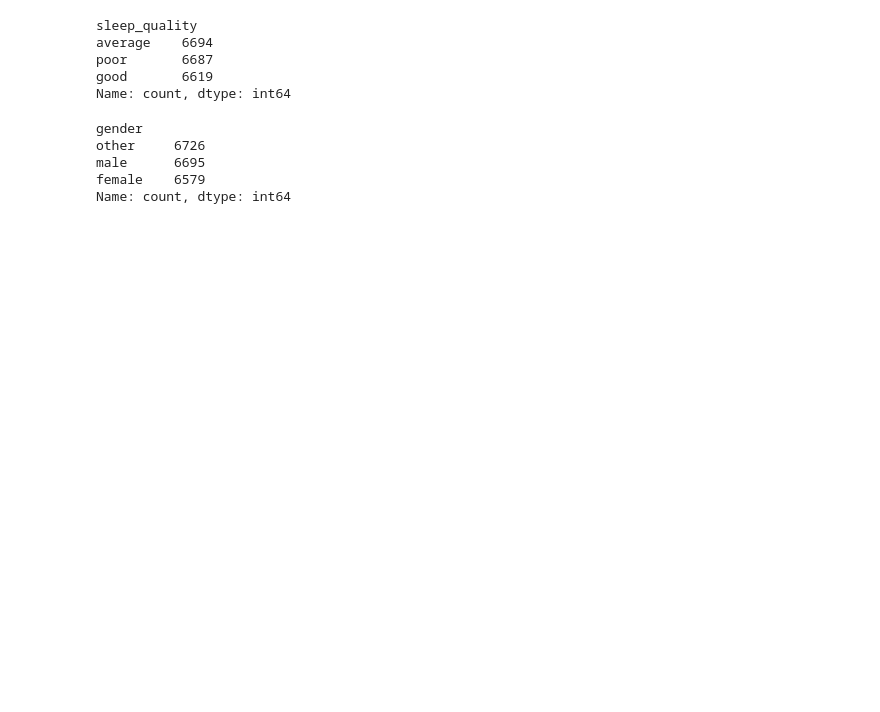
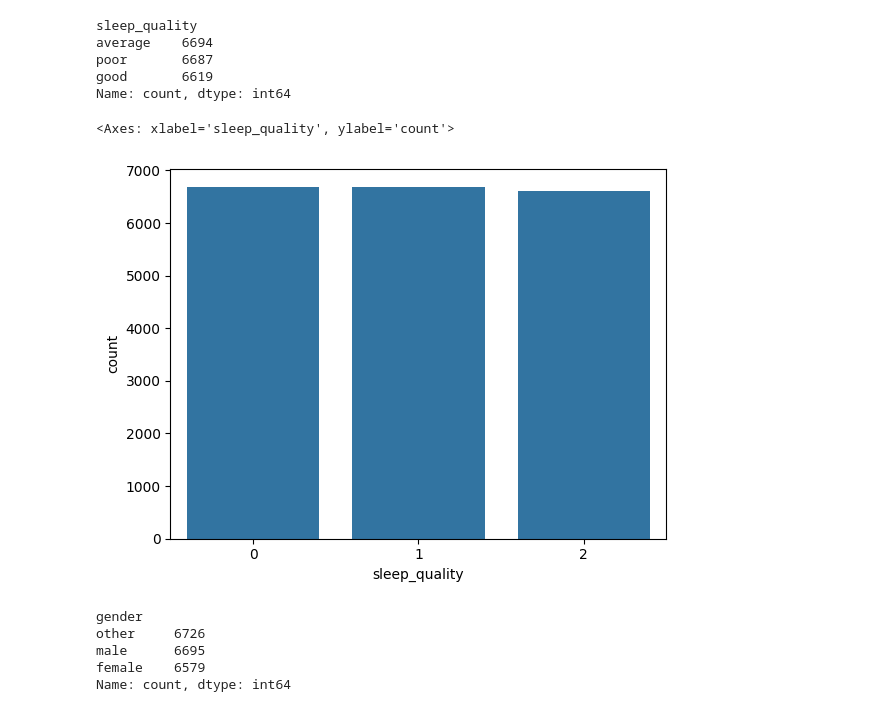
Before and after one commit to Smuthusivam/Data-Science-Internship, a Jupyter notebook: Categorical Dataset Analysis.ipynb, the cells around one changed output. Drawn from its saved outputs; the diff is of its cells as text; code cells hidden in the pictures; blank space fills up the shorter version.

```diff
--- a/Categorical Dataset Analysis.ipynb
+++ b/Categorical Dataset Analysis.ipynb
@@ -101,6 +137,14 @@ average    6694
 poor       6687
 good       6619
 Name: count, dtype: int64
+# %%
+encoding_sleep={'poor':0,'average':1,'good':2}
+df['sleep_quality']=df['sleep_quality'].map(encoding_sleep)
+# %%
+sns.countplot(data=df,x='sleep_quality')
+# %% [output]
+<Axes: xlabel='sleep_quality', ylabel='count'>
+[figure, added]
 # %%
 df['gender'].value_counts()
 # %% [output]
```
Also changed, not shown: parts of 16 cells of this notebook, 2 other files.
